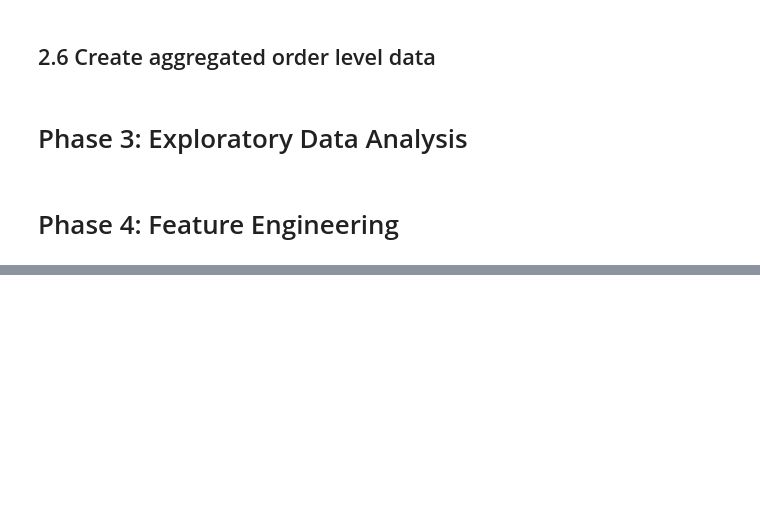
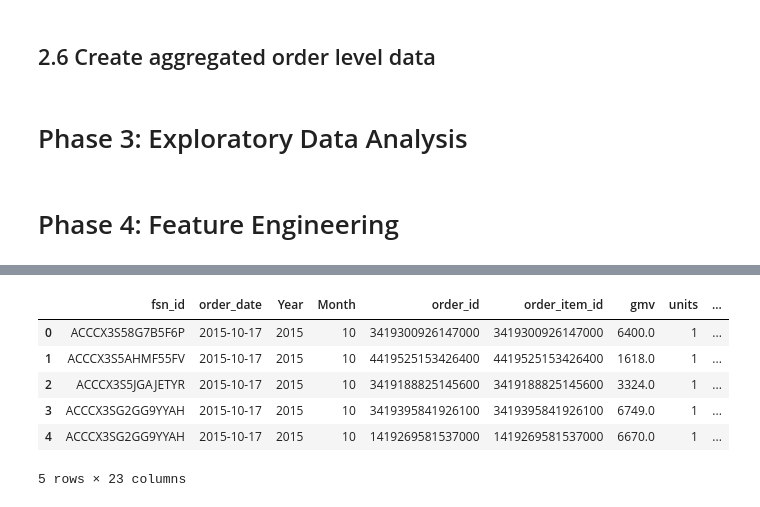
Before and after one commit to Nanditha-G-N/Machine-Learning-Case-Studies, a Jupyter notebook: ecommerce-capstone/ecommerce-assignment-Krishnan.ipynb, the cells around one changed output, grey strips where cells are left out. Saved outputs shown, nothing was run; the diff lists cells and outputs as text; code cells hidden in the pictures; blank space fills up the shorter version.

```diff
--- a/ecommerce-capstone/ecommerce-assignment-Krishnan.ipynb
+++ b/ecommerce-capstone/ecommerce-assignment-Krishnan.ipynb
@@ -1109,0 +1156,21 @@ climate.head()
+# %%
+#Creating a data frame for storing special sales info at a daily level
+startDate = datetime.datetime(2015, 7, 1)
+endDate = datetime.datetime(2016,6,30)
+
+column_names = ["order_date", "Is Special Sale"]
+ss_daily_info = pd.DataFrame(columns = column_names)
+
+i = startDate
+while (i <= endDate):
+
+    isSpecialSale = 0;
+
+    for ind in spl_sales.index:
+        if (i >= spl_sales['Start Date'][ind] and i <= spl_sales['End Date'][ind] ):
+            isSpecialSale = 1
+            break
+
+    ss_daily_info = ss_daily_info.append({'order_date' : i , 'Is Special Sale' : isSpecialSale},ignore_index=True)
+
+    i += datetime.timedelta(days=1)
@@ -1109,0 +1231,11 @@ climate.head()
+# %%
+products_filtered = pd.merge(products_filtered,ss_daily_info,how='inner', on='order_date')
+products_filtered.head()
+# %% [output]
+|  | fsn_id | order_date | Year | Month | order_id | order_item_id | gmv | units | ... |
+| 0 | ACCCX3S58G7B5F6P | 2015-10-17 | 2015 | 10 | 3419300926147000 | 3419300926147000 | 6400.0 | 1 | ... |
+| 1 | ACCCX3S5AHMF55FV | 2015-10-17 | 2015 | 10 | 4419525153426400 | 4419525153426400 | 1618.0 | 1 | ... |
+| 2 | ACCCX3S5JGAJETYR | 2015-10-17 | 2015 | 10 | 3419188825145600 | 3419188825145600 | 3324.0 | 1 | ... |
+| 3 | ACCCX3SG2GG9YYAH | 2015-10-17 | 2015 | 10 | 3419395841926100 | 3419395841926100 | 6749.0 | 1 | ... |
+| 4 | ACCCX3SG2GG9YYAH | 2015-10-17 | 2015 | 10 | 1419269581537000 | 1419269581537000 | 6670.0 | 1 | ... |
+5 rows × 23 columns
```
Also changed, not shown: parts of 17 cells of this notebook.
